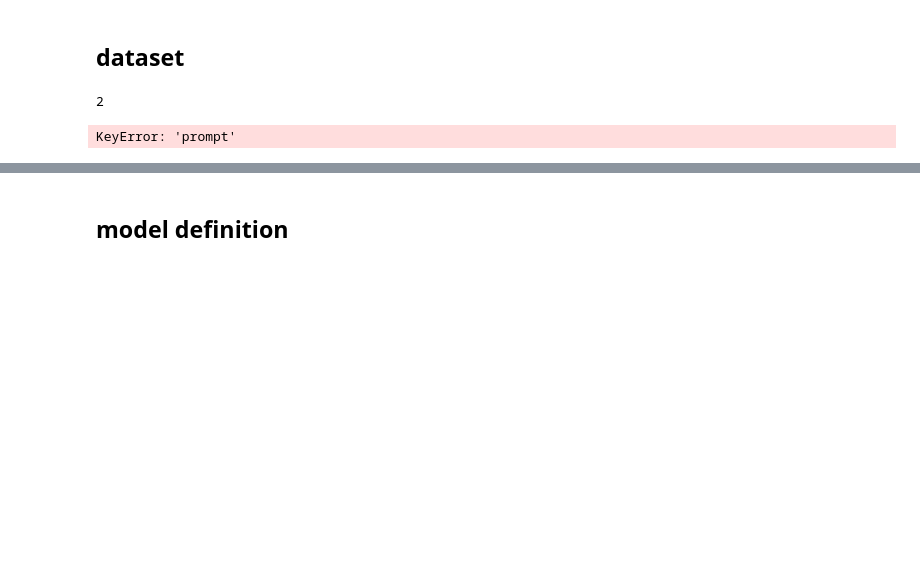
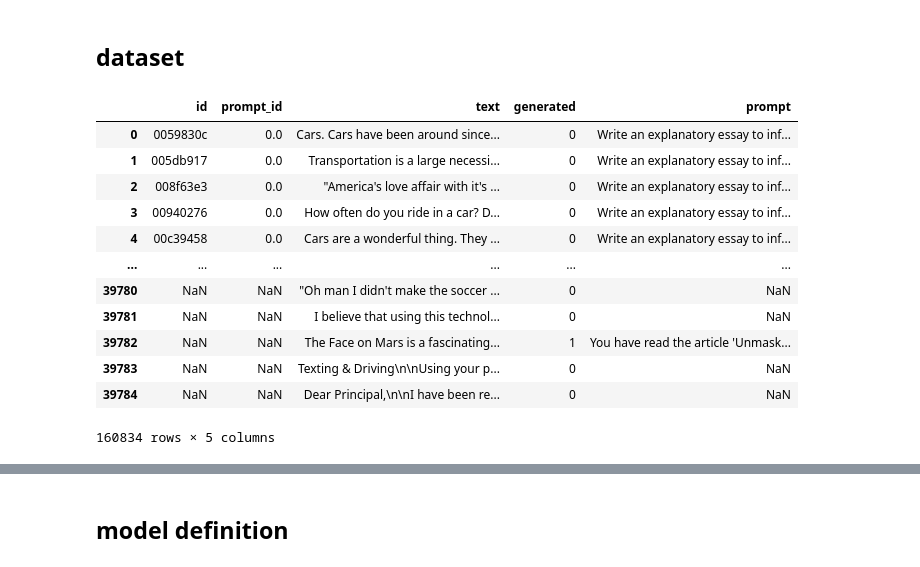
Before and after one commit to wanghaiijiaocool/AI_GENERATED_DEECTER, a Jupyter notebook: ai_detector.ipynb, the cells around one changed output, grey strips where cells are left out. Cells and saved outputs as stored; diff of their text form; code cells hidden in the pictures; blank space fills up the shorter version.

```diff
--- a/ai_detector.ipynb
+++ b/ai_detector.ipynb
@@ -33,0 +26,12 @@ set_proxy()
+# %%
+import pandas as pd
+train_data=pd.read_csv(train_data_path)
+train_prompts = pd.read_csv(train_prompts_path)
+instructions = {
+    0:train_prompts['instructions'][0],
+    1:train_prompts['instructions'][1],
+}
+
+train_data['prompt'] = train_data.apply(
+    lambda r: instructions[r['prompt_id']] if  r['prompt_id'] in instructions else -1,axis=1
+)
@@ -79,0 +77,4 @@ train_data
+# %%
+supplement_train_data['generated'] = supplement_train_data['label']
+
+supplement_train_data = supplement_train_data[['text','generated','prompt']]
@@ -100,0 +102,2 @@ train_data
+# %%
+train_data_all = pd.concat([train_data,supplement_train_data])
@@ -120,7 +130,7 @@ Special tokens have been added in the vocabulary, make sure the associated word
 # %%
 #train_data_re
 # %%
-def generate_prompt(prompt,text):
+def generate_prompt(prompt,feature_text):
     """
 
     """
@@ -130,21 +140,17 @@ def generate_prompt(prompt,text):
         a prompt is shown as follows:
         {prompt}.
         text generated by this this prompt is shown as below:
-        {text}.
+        {feature_text}.
         is this text generated by AI?
         """
         text = template_with_prompt
     else:
         template_without_prompt = f"""
         text generated without any prompt is shown as below:
-        {text}.
+        {feature_text}.
         is this text generated by AI?
         """
         text = template_without_prompt
 
-
-
     return text
-# %% [output]
-2
 # %%
@@ -195,4 +214,16 @@ dataset = myDataset(datalist=train_data_re,max_length=1024,tokenizer=tokenizer)
-# %%
-dataset[0]
-# %% [output]
-KeyError: 'prompt'
+# %%
+train_data_all
+# %% [output]
+|  | id | prompt_id | text | generated | prompt |
+| 0 | 0059830c | 0.0 | Cars. Cars have been around since... | 0 | Write an explanatory essay to inf... |
+| 1 | 005db917 | 0.0 | Transportation is a large necessi... | 0 | Write an explanatory essay to inf... |
+| 2 | 008f63e3 | 0.0 | "America's love affair with it's ... | 0 | Write an explanatory essay to inf... |
+| 3 | 00940276 | 0.0 | How often do you ride in a car? D... | 0 | Write an explanatory essay to inf... |
+| 4 | 00c39458 | 0.0 | Cars are a wonderful thing. They ... | 0 | Write an explanatory essay to inf... |
+| ... | ... | ... | ... | ... | ... |
+| 39780 | NaN | NaN | "Oh man I didn't make the soccer ... | 0 | NaN |
+| 39781 | NaN | NaN | I believe that using this technol... | 0 | NaN |
+| 39782 | NaN | NaN | The Face on Mars is a fascinating... | 1 | You have read the article 'Unmask... |
+| 39783 | NaN | NaN | Texting & Driving\n\nUsing your p... | 0 | NaN |
+| 39784 | NaN | NaN | Dear Principal,\n\nI have been re... | 0 | NaN |
+160834 rows × 5 columns
```
Also changed, not shown: parts of 22 cells of this notebook.
